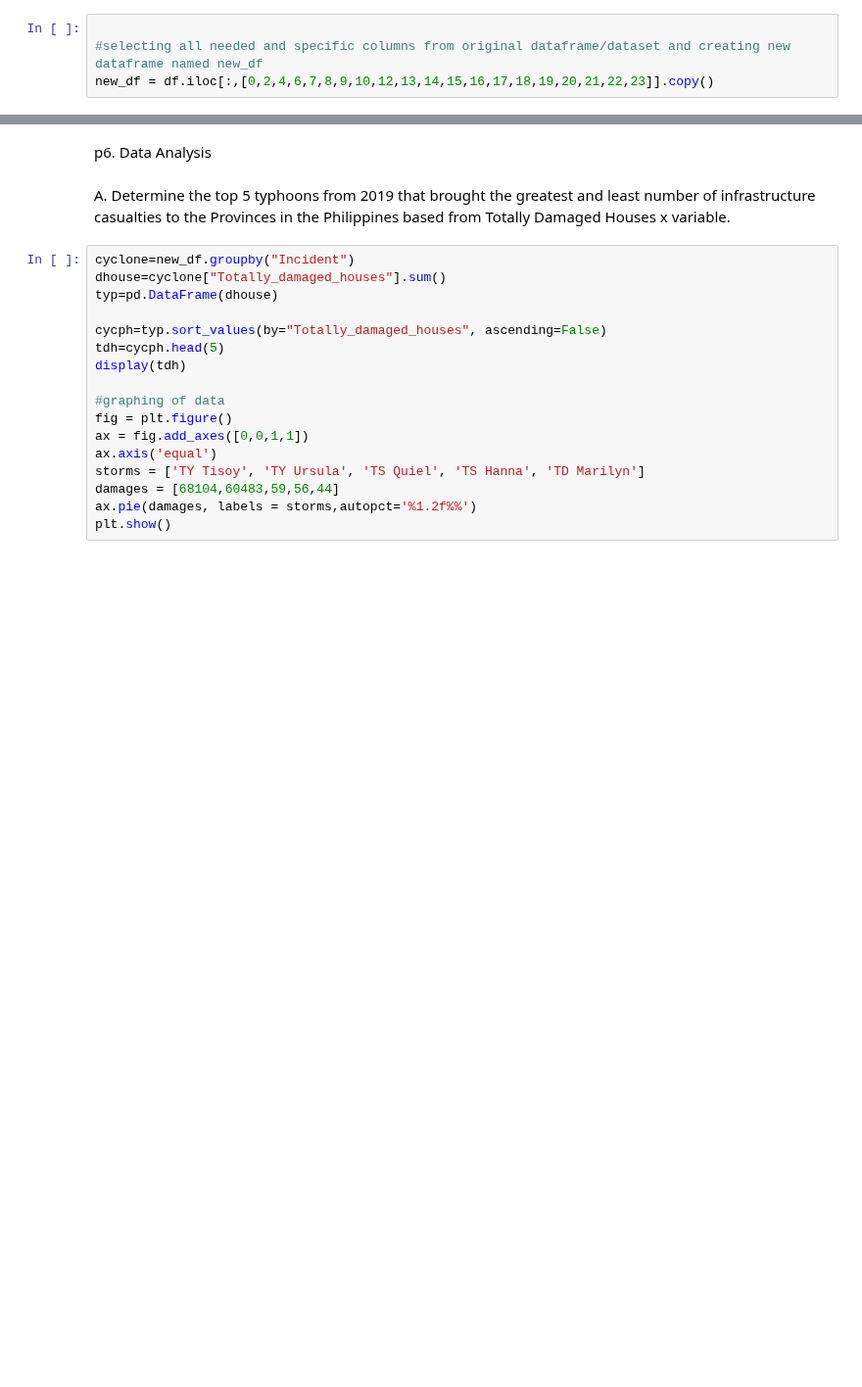
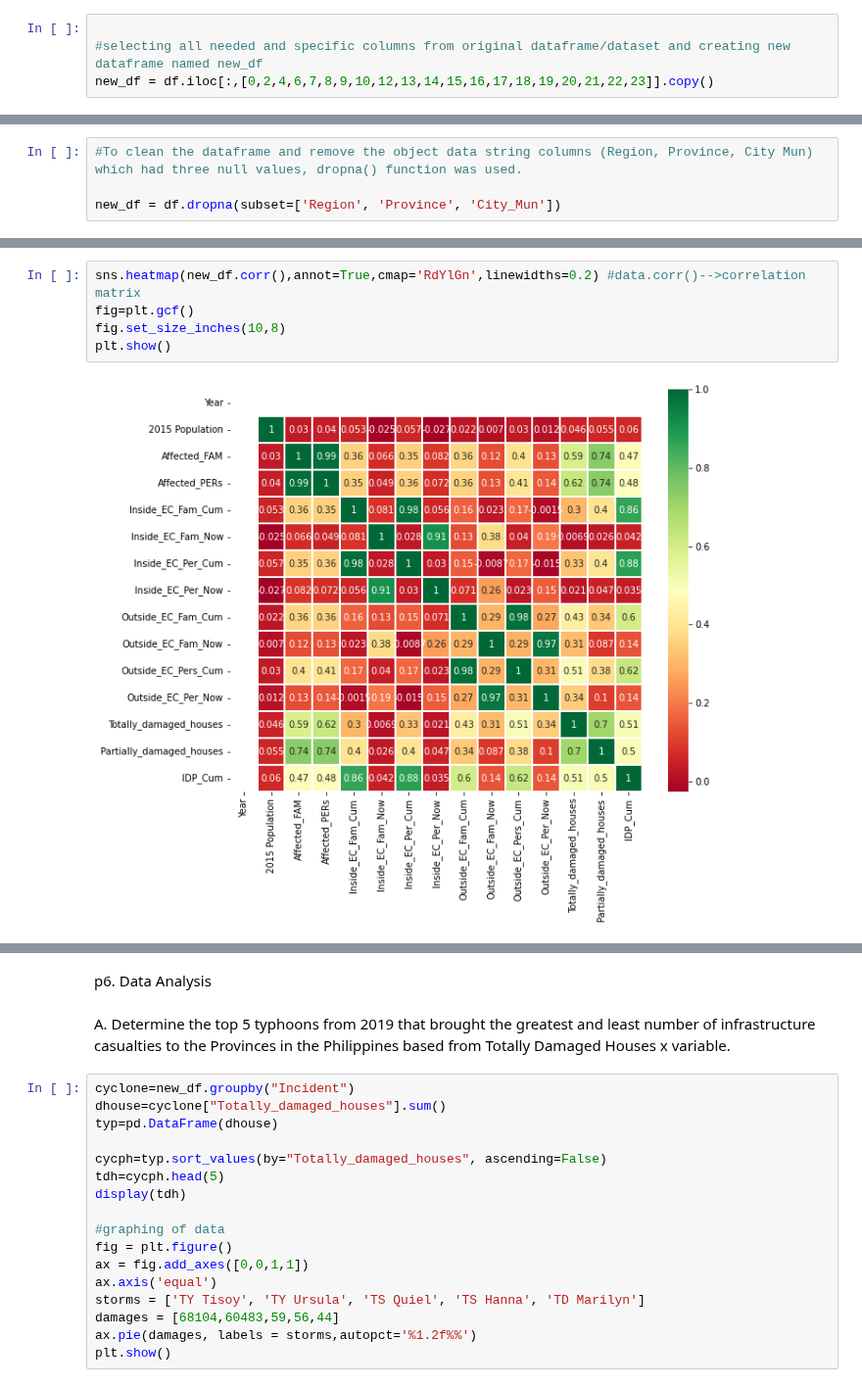
Before and after one commit to GEA960/ITBA-3207_TeamTyphoonAnalysts, a Jupyter notebook: Data Sets Coding Analysis/Data Analysis and Coding for Both Data Sets.ipynb, the cells around one changed output, grey strips where cells are left out. Shown at 98% size. Cells and saved outputs as stored; diff of their text form; blank space fills up the shorter version.

Commit message:
re-arrange the processes of Philippinde data set for the whole coding

```diff
--- a/Data Sets Coding Analysis/Data Analysis and Coding for Both Data Sets.ipynb
+++ b/Data Sets Coding Analysis/Data Analysis and Coding for Both Data Sets.ipynb
@@ -161,0 +170,4 @@ dtype: int64
+# %%
+#To clean the dataframe and remove the object data string columns (Region, Province, City Mun) which had three null values, dropna() function was used.
+
+new_df = df.dropna(subset=['Region', 'Province', 'City_Mun'])
@@ -163,0 +242,7 @@ p5. Correlation Analysis of the featured X variables.
+# %%
+sns.heatmap(new_df.corr(),annot=True,cmap='RdYlGn',linewidths=0.2) #data.corr()-->correlation matrix
+fig=plt.gcf()
+fig.set_size_inches(10,8)
+plt.show()
+# %% [output]
+[figure, added]
```
Also changed, not shown: parts of 24 cells of this notebook.
